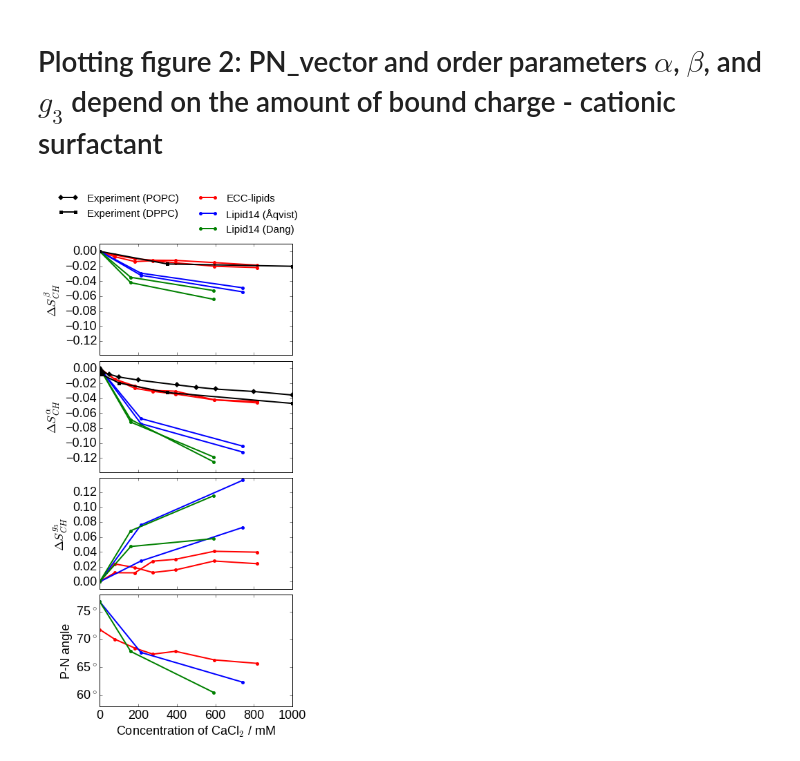
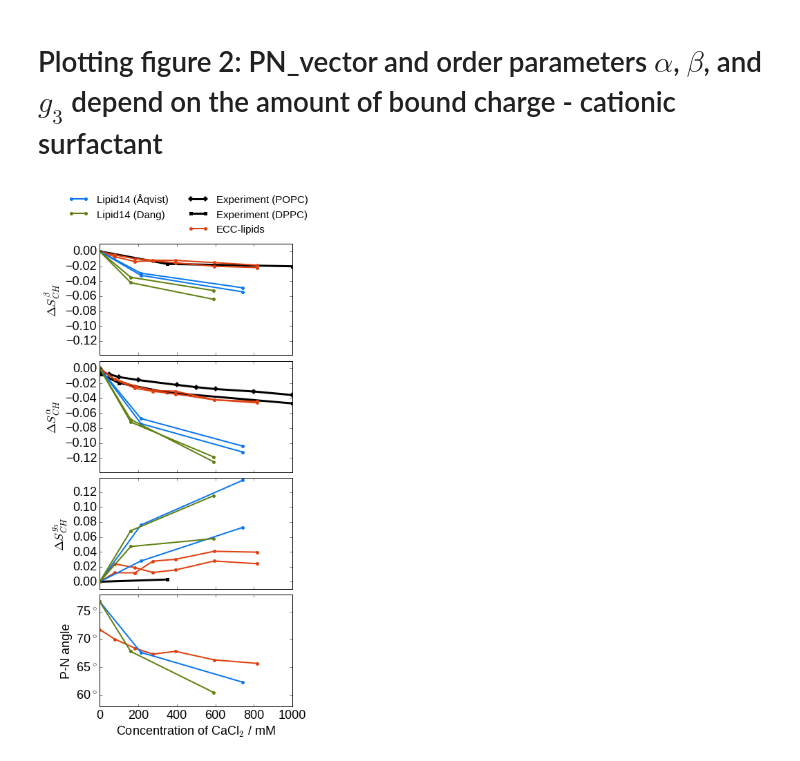
Before and after one commit to ohsOllila/NMRlipids_VI-NewIonModel, a Jupyter notebook: Fig/ipython_nb/Plot_PNs_OPs_L14_ECCLipid17_q80_sig89_salts-CaCl.ipynb, the cells around one changed output. Drawn from its saved outputs; the diff is of its cells as text; code cells hidden in the pictures.

```diff
--- a/Fig/ipython_nb/Plot_PNs_OPs_L14_ECCLipid17_q80_sig89_salts-CaCl.ipynb
+++ b/Fig/ipython_nb/Plot_PNs_OPs_L14_ECCLipid17_q80_sig89_salts-CaCl.ipynb
@@ -277,6 +275,9 @@ for key in experiments.keys():
             templist.append([fitem[0]*f_conc, fitem[1]*freq_to_scd*freq_sign])
     experiments[key] = np.array(templist, dtype=float)
 
+# from ref: H. Akutsu and J. Seelig, Biochemistry 20, 7366 (1981).
+experiments["g3_DPPC"] = [[0.0, -0.214], [350.0, -0.211]]
+
 print experiments
 # %% [output]
 {'beta_DPPC': array([[  0.00000000e+00,  -0.00000000e+00],
@@ -449,9 +335,9 @@ dsg.set_ylabel(r'$\Delta S_{CH} ^{g_3}$')
 #xlabelsl.extend(range(2, 18))
 #ax.set_xticklabels(xlabelsl, rotation=0)
 
-for (opsplot, c, label) in zip([opsdata, opsdata_l14, opsdata_l14d, experiments],
-                               ["red", "blue", "green", "black"],
-                               ["ECC-lipids", ur"Lipid14 (\u00c5qvist)", "Lipid14 (Dang)", "Experiment"]):
+for (opsplot, c, label) in zip([experiments, opsdata, opsdata_l14, opsdata_l14d],
+                               ["black", "#e04010", "#0a77f0", "#608010"],
+                               ["Experiment", "ECC-lipids", ur"Lipid14 (\u00c5qvist)", "Lipid14 (Dang)"]):
     for key in opsplot.keys():
         yerror = 0.001
         do_delta = False
@@ -493,35 +379,39 @@ for (opsplot, c, label) in zip([opsdata, opsdata_l14, opsdata_l14d, experiments]
             plot_label = None
         marker = "o"
         markersize = 5
+        if "Exp" in label:
+            linew = 3.0
+        else:
+            linew = 2.0
         if "POPC" in key:
             marker = "D"
         if "DPPC" in key:
             marker = "s"
-        ax.plot(data[:,0], data[:,1], lw=2.0, marker=marker, markersize=markersize, mew=0, color=c, label=plot_label) #, c=colour, lw=1.0, label=point_label)
+        ax.plot(data[:,0], data[:,1], lw=linew, marker=marker, markersize=markersize, mew=0, color=c, label=plot_label) #, c=colour, lw=1.0, label=point_label)
 
 
 for ax in axs:
     #ax.minorticks_on()
     pass
 
 #xlim = pna.get_xlim()
 #pna.set_xticks(range(0,90,20))
 #pna.set_xticklabels([ str(i)+r"%" for i in range(0,90,20)])
 pna.set_xlim([0,1000])
 
 ylim = pna.get_ylim()
 pna.set_yticks(range(0,90,5))
 pna.set_yticklabels([ str(i)+r"$^\circ$" for i in range(0,90,5)])
 pna.set_ylim(ylim)
 
 #dsb.legend(loc="lower left", markerscale=1.0, scatterpoints=4, fontsize='x-small')
 dsa.legend(bbox_transform=plt.gcf().transFigure,
-           bbox_to_anchor=(0.48, 1.0),
+           bbox_to_anchor=(0.44, 1.0),
            ncol=2, mode="expand",
            frameon=False,
            fontsize='small')
 
 plt.savefig("PN_angle_OrdPars-A-B-g3_L14-ECCL17_q80_sig89_CaCl.pdf", dpi=200, bbox_inches='tight')
 plt.show()
 # %% [output]
-[figure, old version]
+[figure, new version]
```
Also changed, not shown: parts of 3 cells of this notebook, 29 other files.
